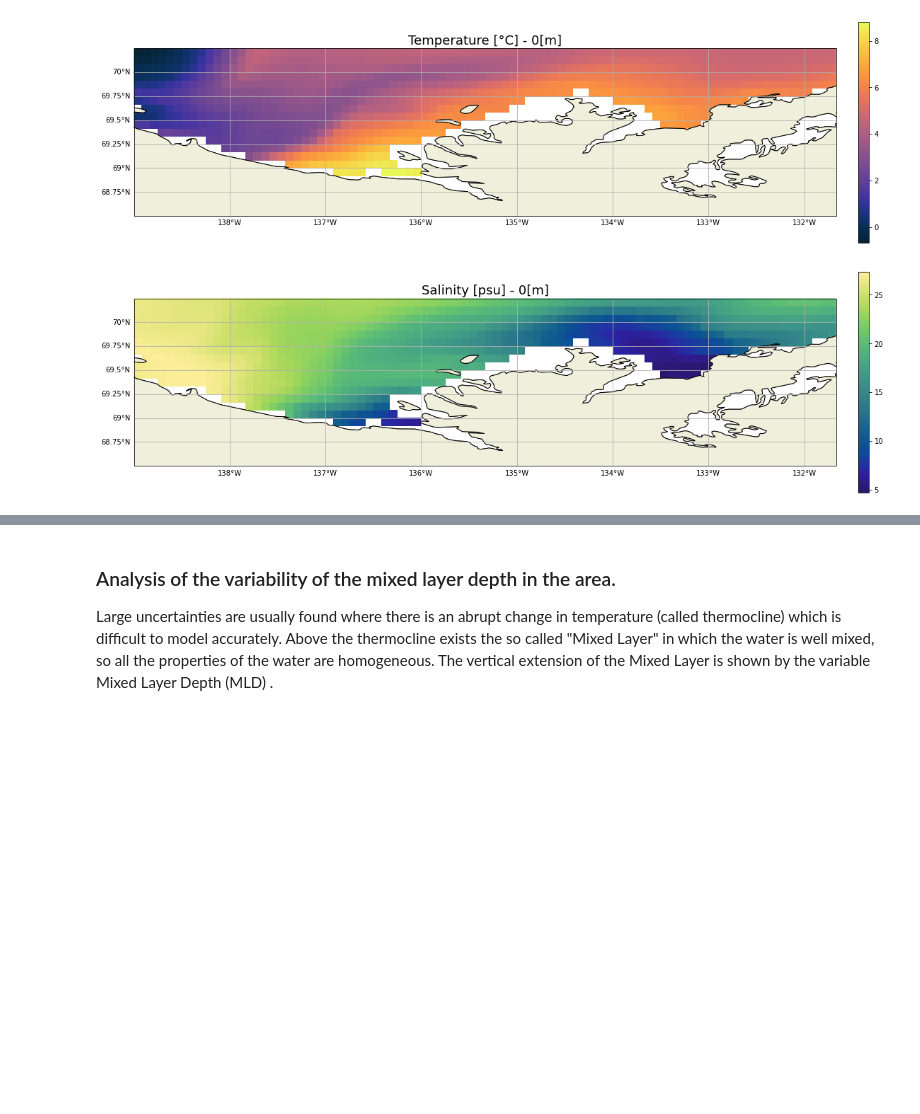
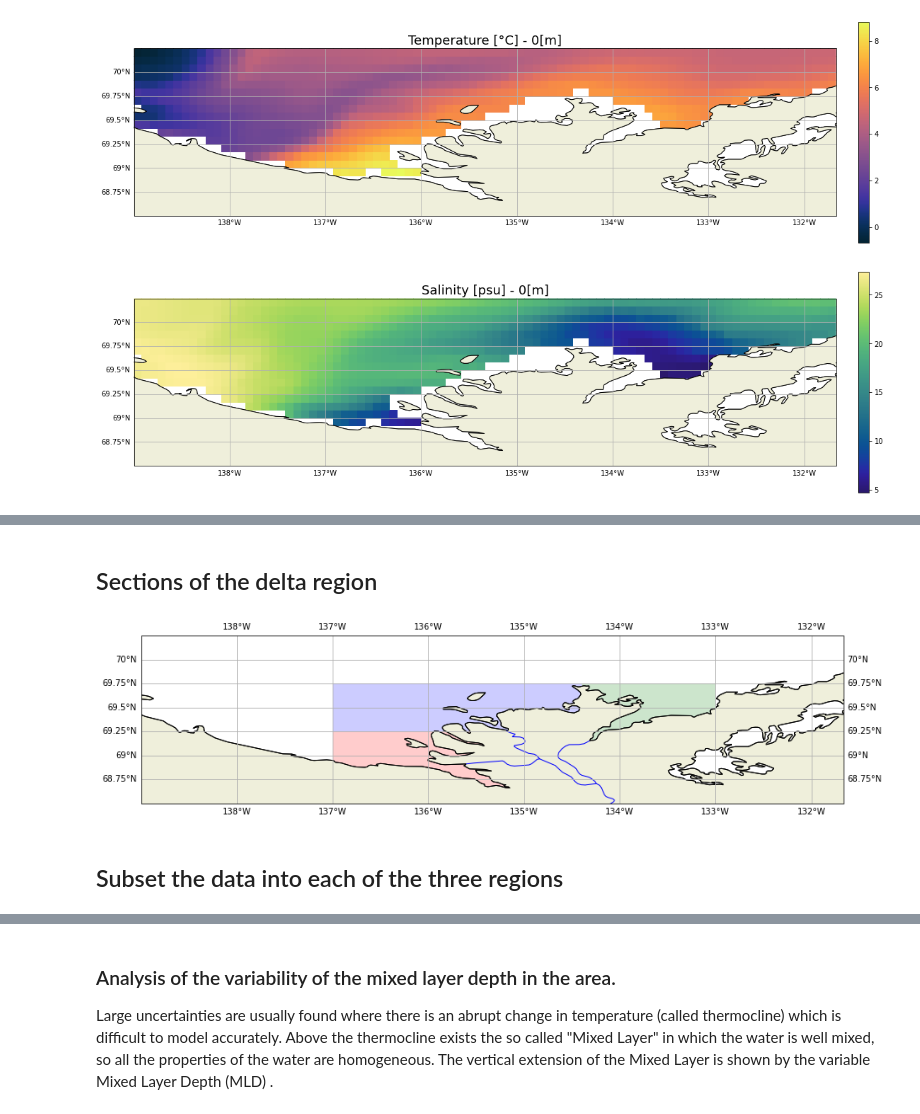
Before and after one commit to mariemccrary/GLORYS12V1, a Jupyter notebook: GLORYS12v1Maps.ipynb, the cells around one changed output, grey strips where cells are left out. Saved outputs shown, nothing was run; the diff lists cells and outputs as text; code cells hidden in the pictures; blank space fills up the shorter version.

Commit message:
added sections

```diff
--- a/GLORYS12v1Maps.ipynb
+++ b/GLORYS12v1Maps.ipynb
@@ -304,10 +157,10 @@ j=0
 Choose the min and max values for the coordinates (and comment with the symbol # the unnecessary ones!)
 # %%
 # Set lat-lon limits - FULL AREA
-lat_min = file_ds[j][lat_name].min()
-lat_max = file_ds[j][lat_name].max()
-lon_min = file_ds[j][lon_name].min()
-lon_max = file_ds[j][lon_name].max()
+lat_min = ds[lat_name].min()
+lat_max = ds[lat_name].max()
+lon_min = ds[lon_name].min()
+lon_max = ds[lon_name].max()
 
 # # Set lat-lon limits - CUSTOM AREA
 # lon_min = 110
@@ -473,0 +329,2 @@ plt.show()
+# %% [markdown]
+## Sections of the delta region
@@ -473,0 +333,32 @@ plt.show()
+# %%
+west_lats, west_lons = [68.65, 69.25], [-137, -135]
+north_lats, north_lons = [69.25, 69.75], [-137, -134.4]
+east_lats, east_lons = [69.1, 69.75], [-134.4, -133]
+# %%
+# Define the sections of the delta region
+
+fig = plt.figure(figsize=(15,15))
+ax = fig.add_subplot(111,projection=ccrs.PlateCarree())
+
+ax.add_feature(cfeature.LAND, zorder=1, edgecolor='k')
+#ax.add_feature(cfeature.OCEAN, edgecolor='k')
+ax.add_feature(cfeature.RIVERS, edgecolor='b')
+
+ax.coastlines()
+ax.gridlines(crs=ccrs.PlateCarree(), draw_labels=True)
+
+ax.set_extent([lon_min,lon_max, lat_min, lat_max],crs=ccrs.PlateCarree())
+ax.add_patch(mpatches.Rectangle(xy=[west_lons[0], west_lats[0]], width = west_lons[1]-west_lons[0], height = west_lats[1]-west_lats[0], alpha = 0.2, facecolor='red', transform=ccrs.PlateCarree()))
+ax.add_patch(mpatches.Rectangle(xy=[north_lons[0], north_lats[0]], width = north_lons[1]-north_lons[0], height = north_lats[1]-north_lats[0], alpha = 0.2, facecolor='blue', transform=ccrs.PlateCarree()))
+ax.add_patch(mpatches.Rectangle(xy=[east_lons[0], east_lats[0]], width = east_lons[1]-east_lons[0], height = east_lats[1]-east_lats[0], alpha = 0.2, facecolor='green', transform=ccrs.PlateCarree()))
+
+# output file
+title = 'sections'
+output_file = os.path.join(out_path,title.replace(' ','_')) + ".png"
+
+ # save the output file
+plt.savefig(output_file, facecolor='white', transparent=False)
+# %% [output]
+[figure, added]
+# %% [markdown]
+## Subset the data into each of the three regions
```
Also changed, not shown: parts of 36 cells of this notebook.
